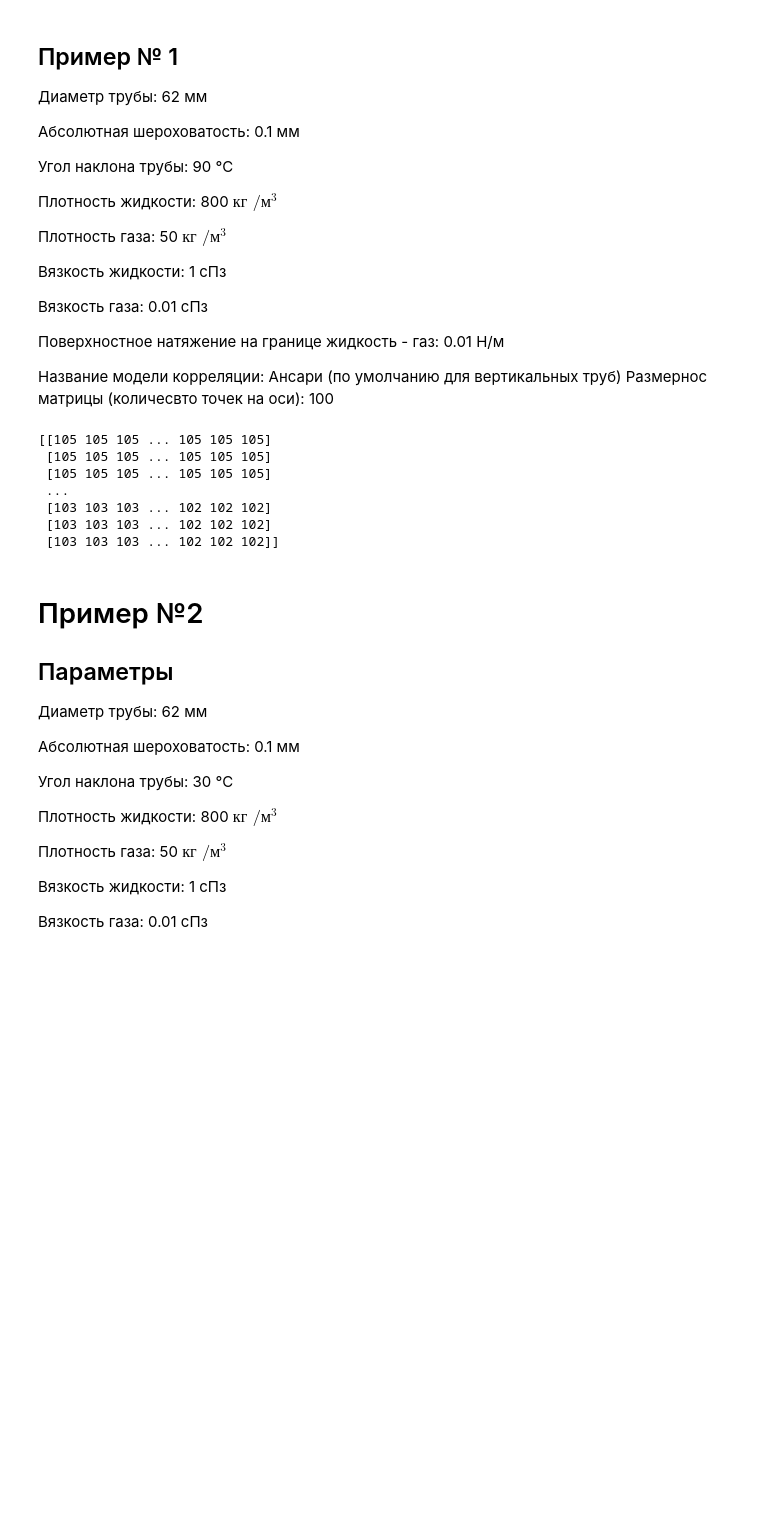
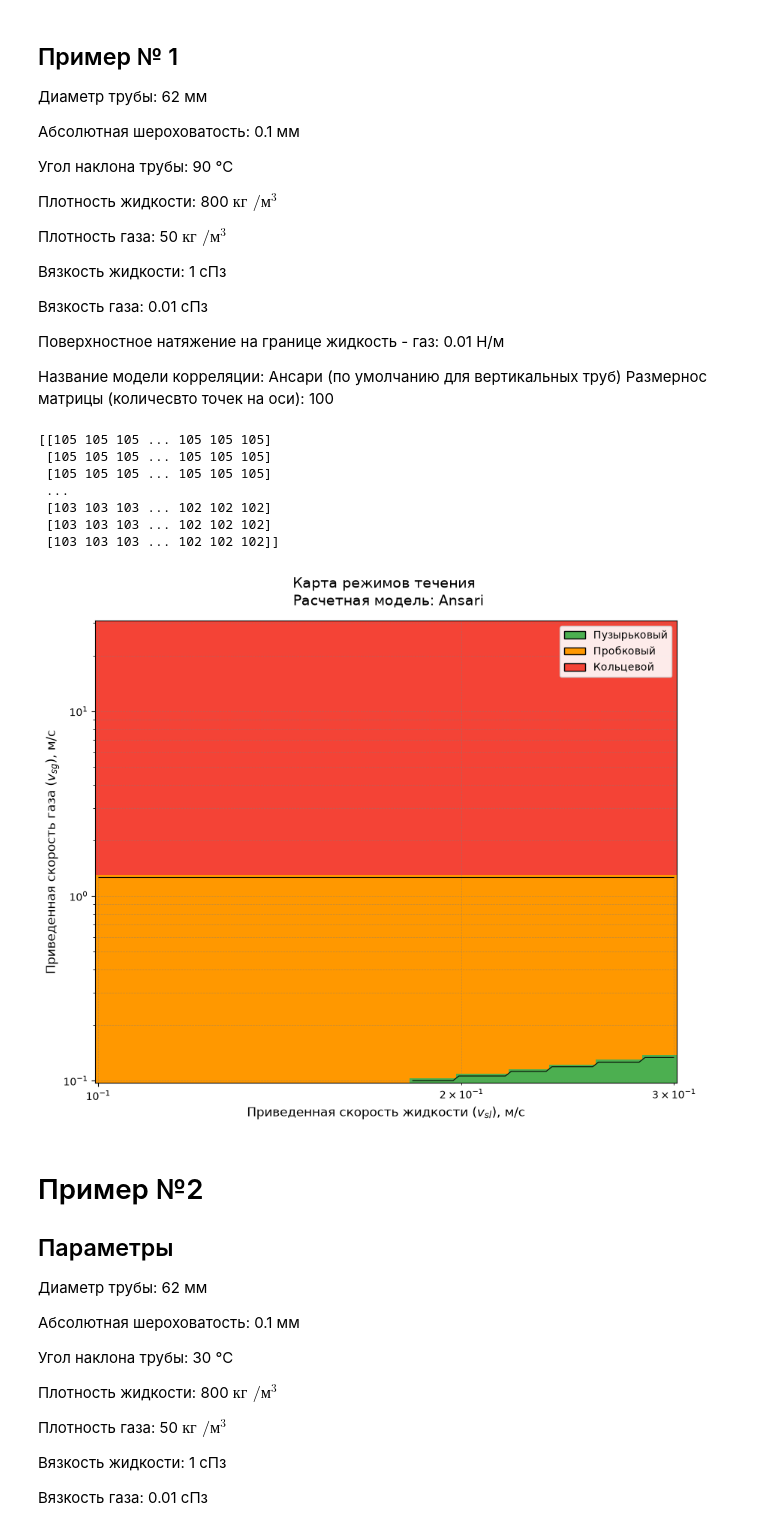
Before and after one commit to vl1lin/FlowMapUtility, a Jupyter notebook: examples.ipynb, the cells around one changed output. Saved outputs shown, nothing was run; the diff lists cells and outputs as text; code cells hidden in the pictures; blank space fills up the shorter version.

```diff
--- a/examples.ipynb
+++ b/examples.ipynb
@@ -28,35 +28,36 @@ from flowmaputility.builder import Builder
 def main() -> None:
     obj = (
         Builder()
         .set_pipe_params(pipe_diameter_m, roughness_m, angle_deg)
         .set_fluid_params(rho_liq_si, rho_gas_si, mu_liq_si, mu_gas_si, sigma_si)
         .set_velocite_gas(0.1, 30)
         .set_velocite_liquid(0.1, 0.3)
         .set_resolution(100)
     )
 
     obj.build_all().run()
 
 
 if __name__ == "__main__":
     pipe_diameter_m = 0.062
     roughness_m = 0.0001
     angle_deg = 90.0
 
     rho_liq_si = 800.0
     rho_gas_si = 50.0
-    mu_liq_si = 1.0
-    mu_gas_si = 0.01
+    mu_liq_si = 1.0 * 0.001
+    mu_gas_si = 0.01 * 0.001
     sigma_si = 0.01
     main()
 # %% [output]
 [[105 105 105 ... 105 105 105]
  [105 105 105 ... 105 105 105]
  [105 105 105 ... 105 105 105]
  ...
  [103 103 103 ... 102 102 102]
  [103 103 103 ... 102 102 102]
  [103 103 103 ... 102 102 102]]
+[figure, added]
 # %% [markdown]
 # Пример №2
 
```
Also changed, not shown: parts of 1 cell of this notebook.
